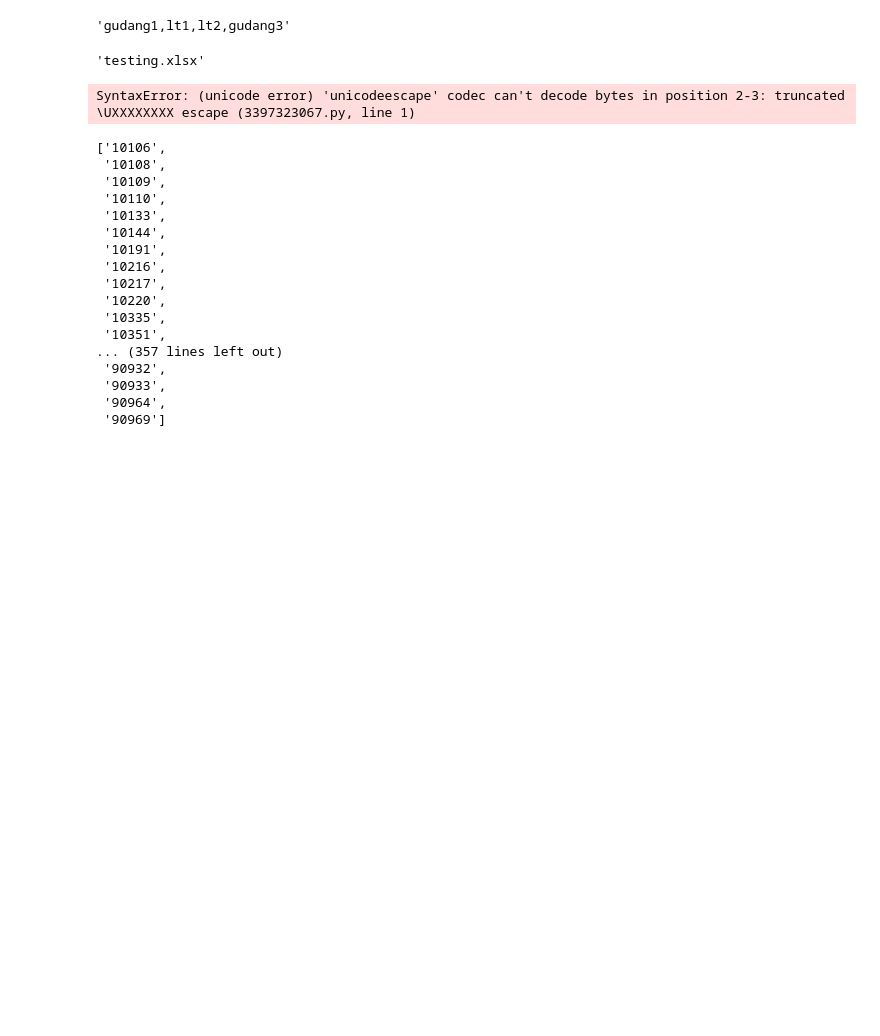
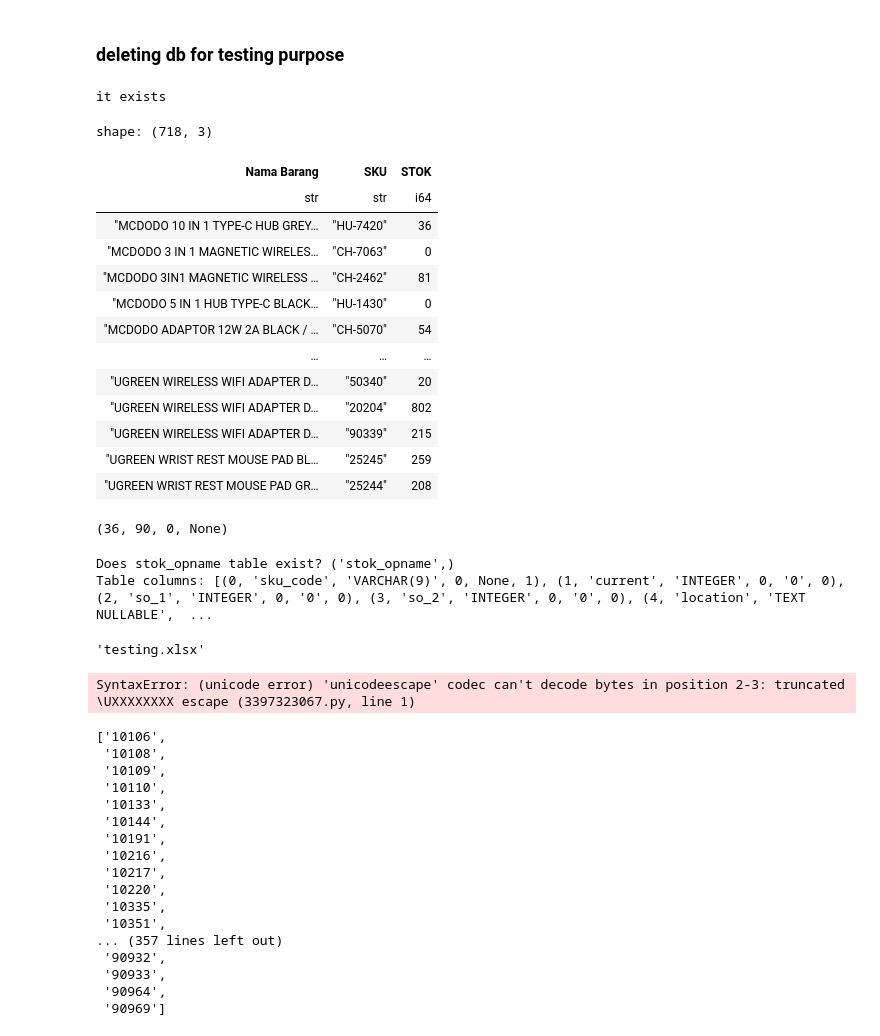
Before and after one commit to alifnurhadi/Stock_Opname_app, a Jupyter notebook: test.ipynb, the cells around one changed output. Cells and saved outputs as stored; diff of their text form; code cells hidden in the pictures; blank space fills up the shorter version.

```diff
--- a/test.ipynb
+++ b/test.ipynb
@@ -4,7 +4,35 @@ try:
         location = reader.read()
 except FileNotFoundError:
         location = "No locations found"
-# %%
-location
-# %% [output]
-'gudang1,lt1,lt2,gudang3'
+# %% [markdown]
+### deleting db for testing purpose
+# %%
+import os
+
+db = r'C:\Users\MARKETING SUPPORT\Documents\asteros\astrs_work\database\General\Apps\App3\Stock_Opname_app\stok_opname.db'
+
+if os.path.exists(db):
+    print("it exists")
+    os.remove(db)
+else :
+    print("it didnt exists")
+# %% [output]
+it exists
+# %%
+import polars as pl
+pl.read_excel('C:/Users/MARKETING SUPPORT/Documents/asteros/astrs_work/database/General/Apps/App3/Stock_Opname_app/testing.xlsx')
+# %% [output]
+shape: (718, 3)
+| Nama Barang | SKU | STOK |
+| str | str | i64 |
+| "MCDODO 10 IN 1 TYPE-C HUB GREY… | "HU-7420" | 36 |
+| "MCDODO 3 IN 1 MAGNETIC WIRELES… | "CH-7063" | 0 |
+| "MCDODO 3IN1 MAGNETIC WIRELESS … | "CH-2462" | 81 |
+| "MCDODO 5 IN 1 HUB TYPE-C BLACK… | "HU-1430" | 0 |
+| "MCDODO ADAPTOR 12W 2A BLACK / … | "CH-5070" | 54 |
+| … | … | … |
+| "UGREEN WIRELESS WIFI ADAPTER D… | "50340" | 20 |
+| "UGREEN WIRELESS WIFI ADAPTER D… | "20204" | 802 |
+| "UGREEN WIRELESS WIFI ADAPTER D… | "90339" | 215 |
+| "UGREEN WRIST REST MOUSE PAD BL… | "25245" | 259 |
+| "UGREEN WRIST REST MOUSE PAD GR… | "25244" | 208 |
@@ -10,0 +43,28 @@ location
+# %%
+quer = "SELECT current , so_1 , so_2 , location FROM stok_opname WHERE sku_code = ?"
+with sqlite3.connect(dbpath ) as reader:
+    c = reader.cursor()
+    res = c.execute(quer,('HU-7420',)).fetchone()
+
+print(res)
+# %% [output]
+(36, 90, 0, None)
+# %%
+
+
+
+
+quer = "SELECT name FROM sqlite_master WHERE type='table' AND name='stok_opname'"
+with sqlite3.connect(dbpath) as reader:
+    c = reader.cursor()
+    c.execute(quer)
+
+    table_exists = c.fetchone()
+    print("Does stok_opname table exist?", table_exists)
+    if table_exists:
+        c.execute("PRAGMA table_info(stok_opname)")
+        columns = c.fetchall()
+        print("Table columns:", columns)
+# %% [output]
+Does stok_opname table exist? ('stok_opname',)
+Table columns: [(0, 'sku_code', 'VARCHAR(9)', 0, None, 1), (1, 'current', 'INTEGER', 0, '0', 0), (2, 'so_1', 'INTEGER', 0, '0', 0), (3, 'so_2', 'INTEGER', 0, '0', 0), (4, 'location', 'TEXT NULLABLE',  ...
```
Also changed, not shown: parts of 3 cells of this notebook, 5 other files.
